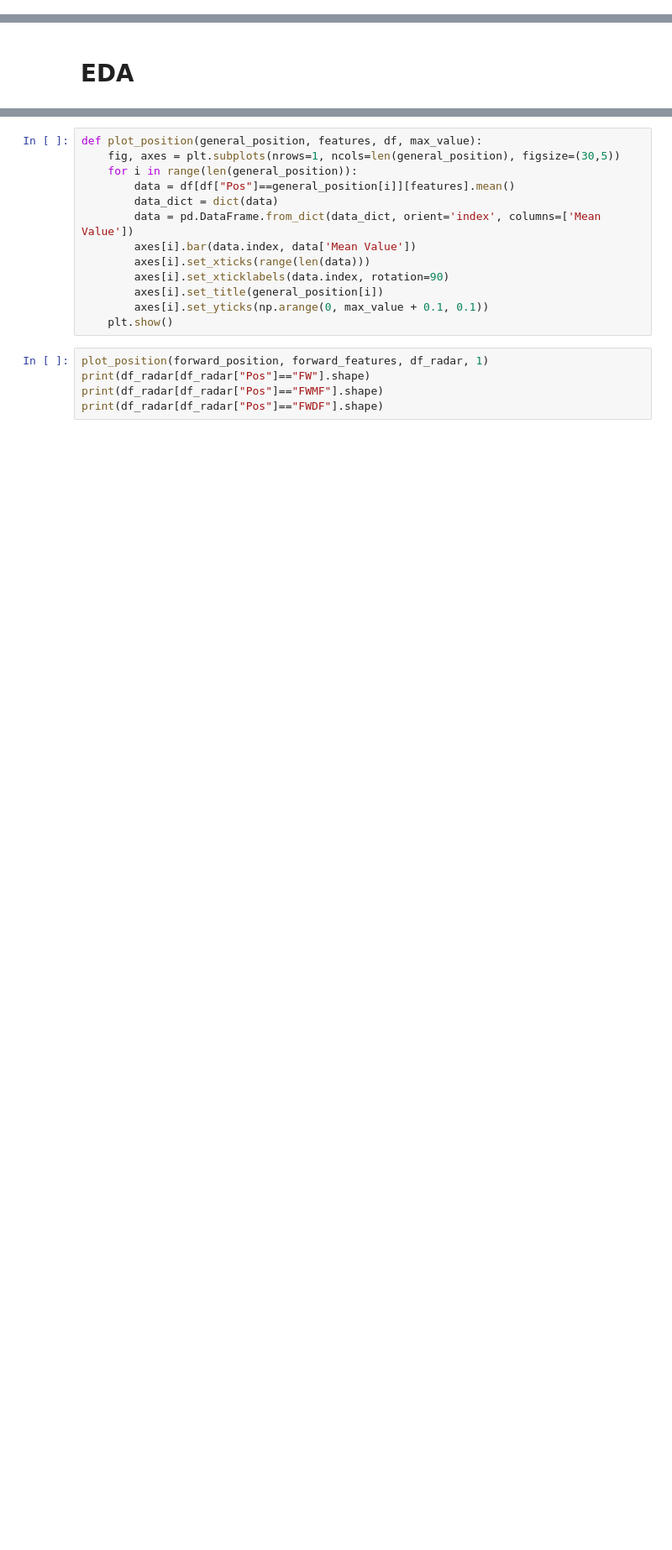
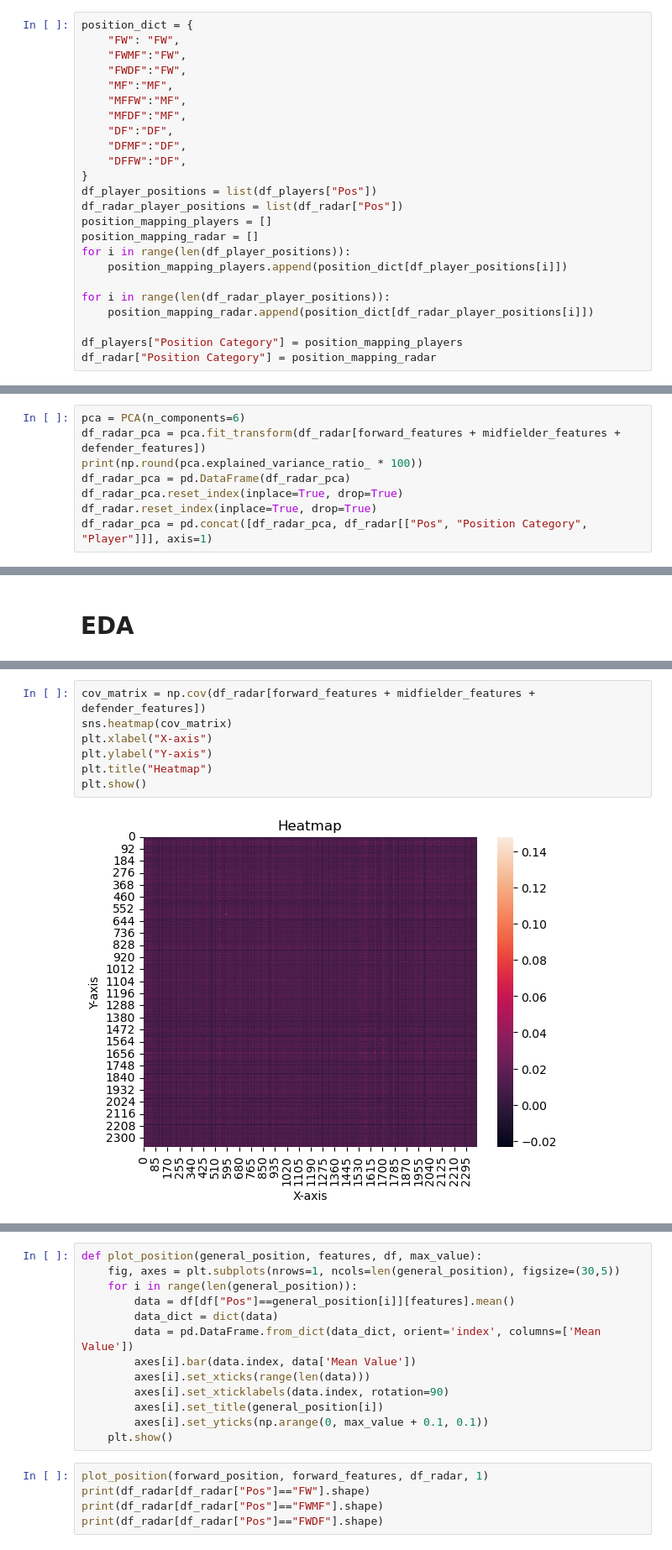
Before and after one commit to quangbui04/Football-Player-Comparison, a Jupyter notebook: football-players-visualization.ipynb, the cells around one changed output, grey strips where cells are left out. Shown at 84% size. Saved outputs shown, nothing was run; the diff lists cells and outputs as text; blank space fills up the shorter version.

Commit message:
Kaggle Notebook | Football players visualization | Version 16

```diff
--- a/football-players-visualization.ipynb
+++ b/football-players-visualization.ipynb
@@ -323,0 +301,24 @@ df_radar
+# %%
+position_dict = {
+    "FW": "FW",
+    "FWMF":"FW",
+    "FWDF":"FW",
+    "MF":"MF",
+    "MFFW":"MF",
+    "MFDF":"MF",
+    "DF":"DF",
+    "DFMF":"DF",
+    "DFFW":"DF",
+}
+df_player_positions = list(df_players["Pos"])
+df_radar_player_positions = list(df_radar["Pos"])
+position_mapping_players = []
+position_mapping_radar = []
+for i in range(len(df_player_positions)):
+    position_mapping_players.append(position_dict[df_player_positions[i]])
+
+for i in range(len(df_radar_player_positions)):
+    position_mapping_radar.append(position_dict[df_radar_player_positions[i]])
+
+df_players["Position Category"] = position_mapping_players
+df_radar["Position Category"] = position_mapping_radar
@@ -323,0 +327,8 @@ df_radar
+# %%
+pca = PCA(n_components=6)
+df_radar_pca = pca.fit_transform(df_radar[forward_features + midfielder_features + defender_features])
+print(np.round(pca.explained_variance_ratio_ * 100))
+df_radar_pca = pd.DataFrame(df_radar_pca)
+df_radar_pca.reset_index(inplace=True, drop=True)
+df_radar.reset_index(inplace=True, drop=True)
+df_radar_pca = pd.concat([df_radar_pca, df_radar[["Pos", "Position Category", "Player"]]], axis=1)
@@ -329,0 +343,9 @@ print(df_players.shape)
+# %%
+cov_matrix = np.cov(df_radar[forward_features + midfielder_features + defender_features])
+sns.heatmap(cov_matrix)
+plt.xlabel("X-axis")
+plt.ylabel("Y-axis")
+plt.title("Heatmap")
+plt.show()
+# %% [output]
+[figure, added]
```
Also changed, not shown: parts of 65 cells of this notebook.
